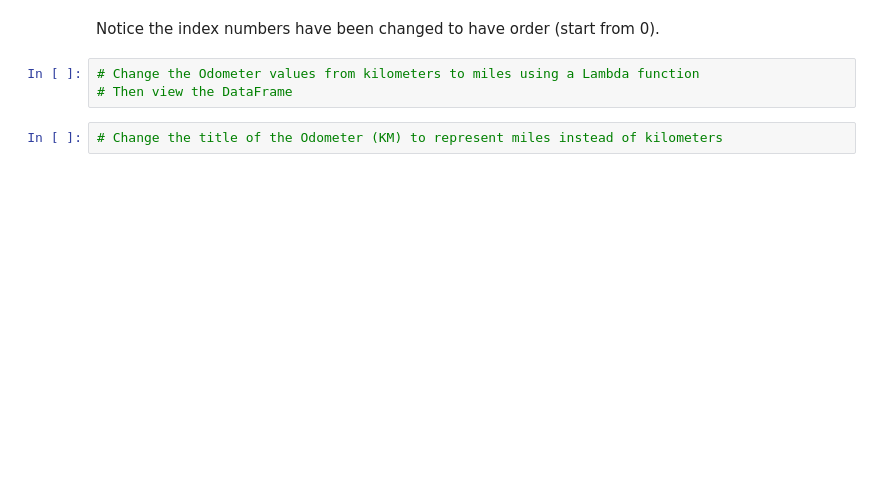
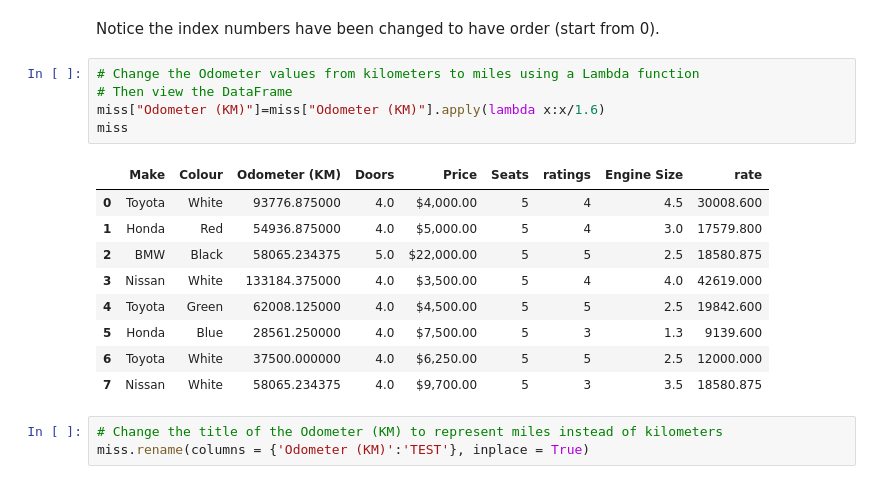
Before and after one commit to JINUSbj1/JJ, a Jupyter notebook: pandas-exercises.ipynb, the cells around one changed output. Saved outputs shown, nothing was run; the diff lists cells and outputs as text; blank space fills up the shorter version.

```diff
--- a/pandas-exercises.ipynb
+++ b/pandas-exercises.ipynb
@@ -348,5 +644,18 @@ Notice the index numbers have been changed to have order (start from 0).
 # %%
 # Change the Odometer values from kilometers to miles using a Lambda function
 # Then view the DataFrame
+miss["Odometer (KM)"]=miss["Odometer (KM)"].apply(lambda x:x/1.6)
+miss
+# %% [output]
+|  | Make | Colour | Odometer (KM) | Doors | Price | Seats | ratings | Engine Size | rate |
+| 0 | Toyota | White | 93776.875000 | 4.0 | $4,000.00 | 5 | 4 | 4.5 | 30008.600 |
+| 1 | Honda | Red | 54936.875000 | 4.0 | $5,000.00 | 5 | 4 | 3.0 | 17579.800 |
+| 2 | BMW | Black | 58065.234375 | 5.0 | $22,000.00 | 5 | 5 | 2.5 | 18580.875 |
+| 3 | Nissan | White | 133184.375000 | 4.0 | $3,500.00 | 5 | 4 | 4.0 | 42619.000 |
+| 4 | Toyota | Green | 62008.125000 | 4.0 | $4,500.00 | 5 | 5 | 2.5 | 19842.600 |
+| 5 | Honda | Blue | 28561.250000 | 4.0 | $7,500.00 | 5 | 3 | 1.3 | 9139.600 |
+| 6 | Toyota | White | 37500.000000 | 4.0 | $6,250.00 | 5 | 5 | 2.5 | 12000.000 |
+| 7 | Nissan | White | 58065.234375 | 4.0 | $9,700.00 | 5 | 3 | 3.5 | 18580.875 |
 # %%
 # Change the title of the Odometer (KM) to represent miles instead of kilometers
+miss.rename(columns = {'Odometer (KM)':'TEST'}, inplace = True)
```
Also changed, not shown: parts of 37 cells of this notebook, 2 other files.
